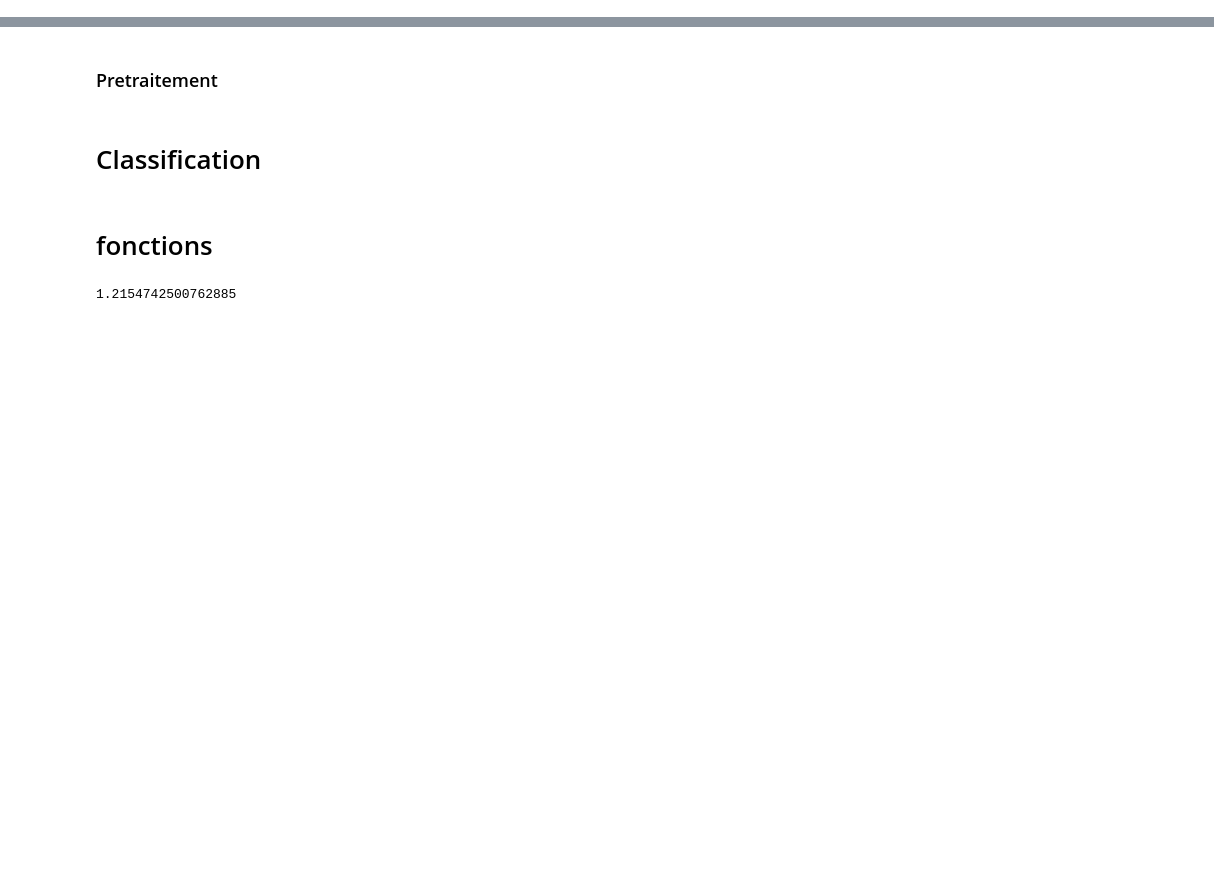
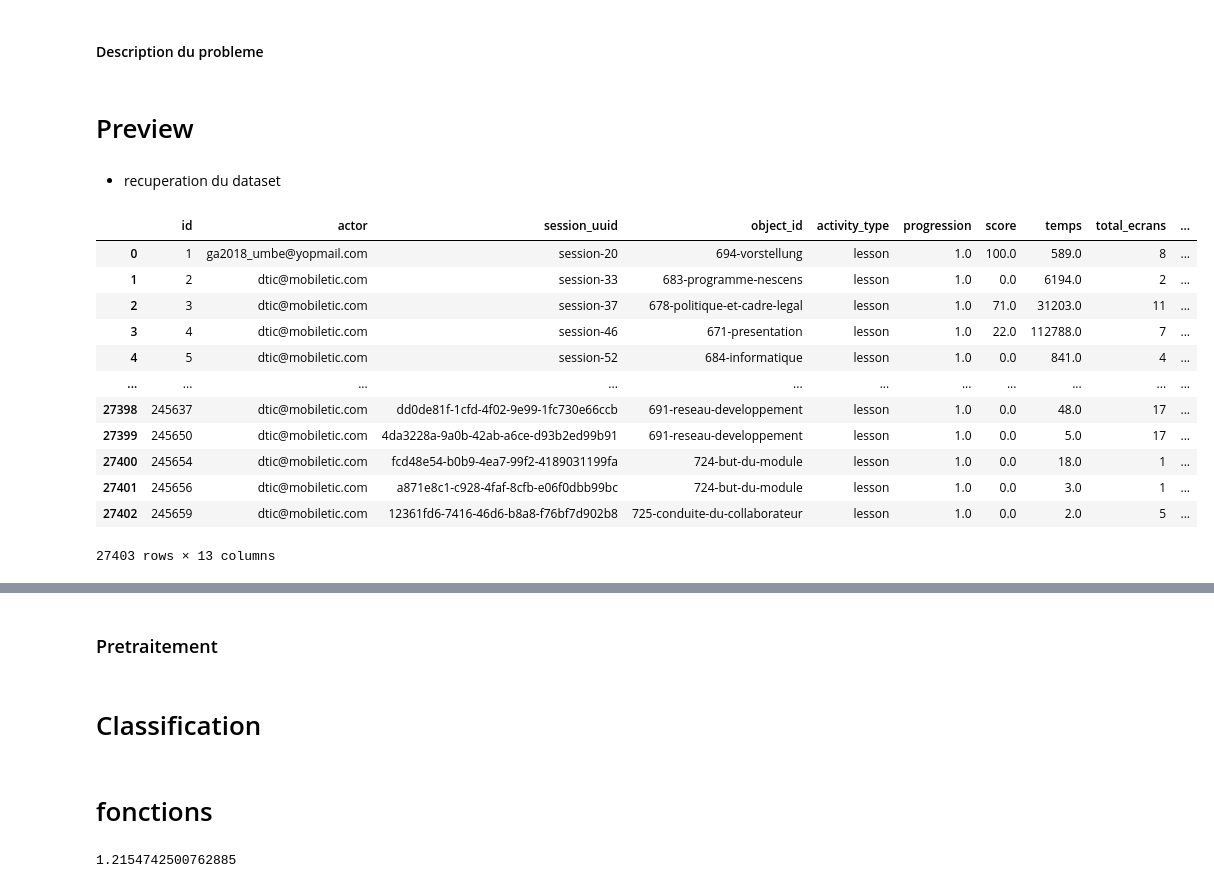
Before and after one commit to DJIGIFA/ODC-ML-DGS, a Jupyter notebook: Untitled.ipynb, the cells around one changed output, grey strips where cells are left out. Drawn from its saved outputs; the diff is of its cells as text; code cells hidden in the pictures; blank space fills up the shorter version.

```diff
--- a/Untitled.ipynb
+++ b/Untitled.ipynb
@@ -16 +19,5 @@ from sklearn import metrics
 csv_file_name = "scorm_tracking_copy.csv"
+# %% [markdown]
+####  Description du probleme
+# %% [markdown]
+# Preview
@@ -16,0 +28,2 @@ csv_file_name = "scorm_tracking_copy.csv"
+# %% [markdown]
+-   recuperation du dataset
@@ -16,0 +32,16 @@ csv_file_name = "scorm_tracking_copy.csv"
+# %%
+dataset
+# %% [output]
+|  | id | actor | session_uuid | object_id | activity_type | progression | score | temps | total_ecrans | ... |
+| 0 | 1 | ga2018_umbe@yopmail.com | session-20 | 694-vorstellung | lesson | 1.0 | 100.0 | 589.0 | 8 | ... |
+| 1 | 2 | dtic@mobiletic.com | session-33 | 683-programme-nescens | lesson | 1.0 | 0.0 | 6194.0 | 2 | ... |
+| 2 | 3 | dtic@mobiletic.com | session-37 | 678-politique-et-cadre-legal | lesson | 1.0 | 71.0 | 31203.0 | 11 | ... |
+| 3 | 4 | dtic@mobiletic.com | session-46 | 671-presentation | lesson | 1.0 | 22.0 | 112788.0 | 7 | ... |
+| 4 | 5 | dtic@mobiletic.com | session-52 | 684-informatique | lesson | 1.0 | 0.0 | 841.0 | 4 | ... |
+| ... | ... | ... | ... | ... | ... | ... | ... | ... | ... | ... |
+| 27398 | 245637 | dtic@mobiletic.com | dd0de81f-1cfd-4f02-9e99-1fc730e66ccb | 691-reseau-developpement | lesson | 1.0 | 0.0 | 48.0 | 17 | ... |
+| 27399 | 245650 | dtic@mobiletic.com | 4da3228a-9a0b-42ab-a6ce-d93b2ed99b91 | 691-reseau-developpement | lesson | 1.0 | 0.0 | 5.0 | 17 | ... |
+| 27400 | 245654 | dtic@mobiletic.com | fcd48e54-b0b9-4ea7-99f2-4189031199fa | 724-but-du-module | lesson | 1.0 | 0.0 | 18.0 | 1 | ... |
+| 27401 | 245656 | dtic@mobiletic.com | a871e8c1-c928-4faf-8cfb-e06f0dbb99bc | 724-but-du-module | lesson | 1.0 | 0.0 | 3.0 | 1 | ... |
+| 27402 | 245659 | dtic@mobiletic.com | 12361fd6-7416-46d6-b8a8-f76bf7d902b8 | 725-conduite-du-collaborateur | lesson | 1.0 | 0.0 | 2.0 | 5 | ... |
+27403 rows × 13 columns
```
Also changed, not shown: parts of 23 cells of this notebook, 1 other file.
